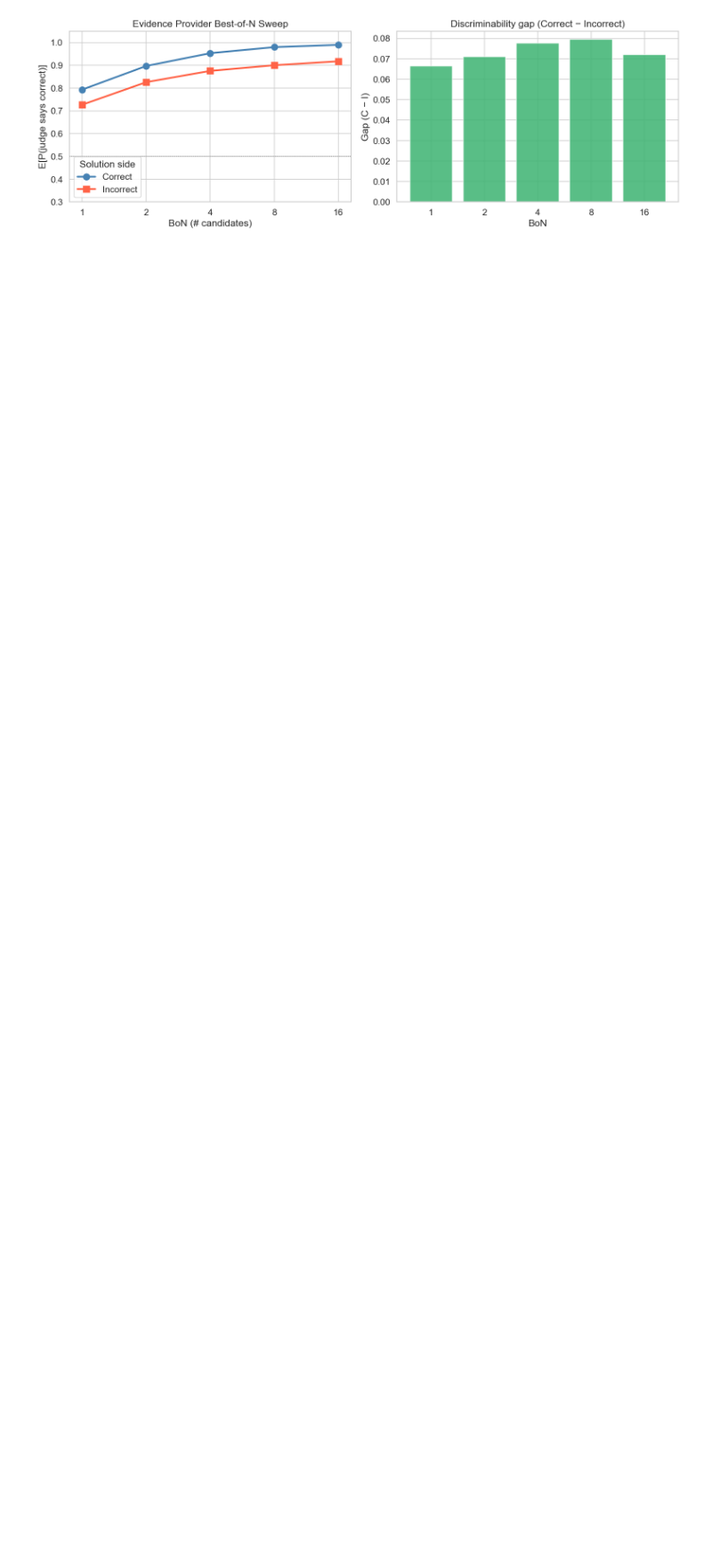
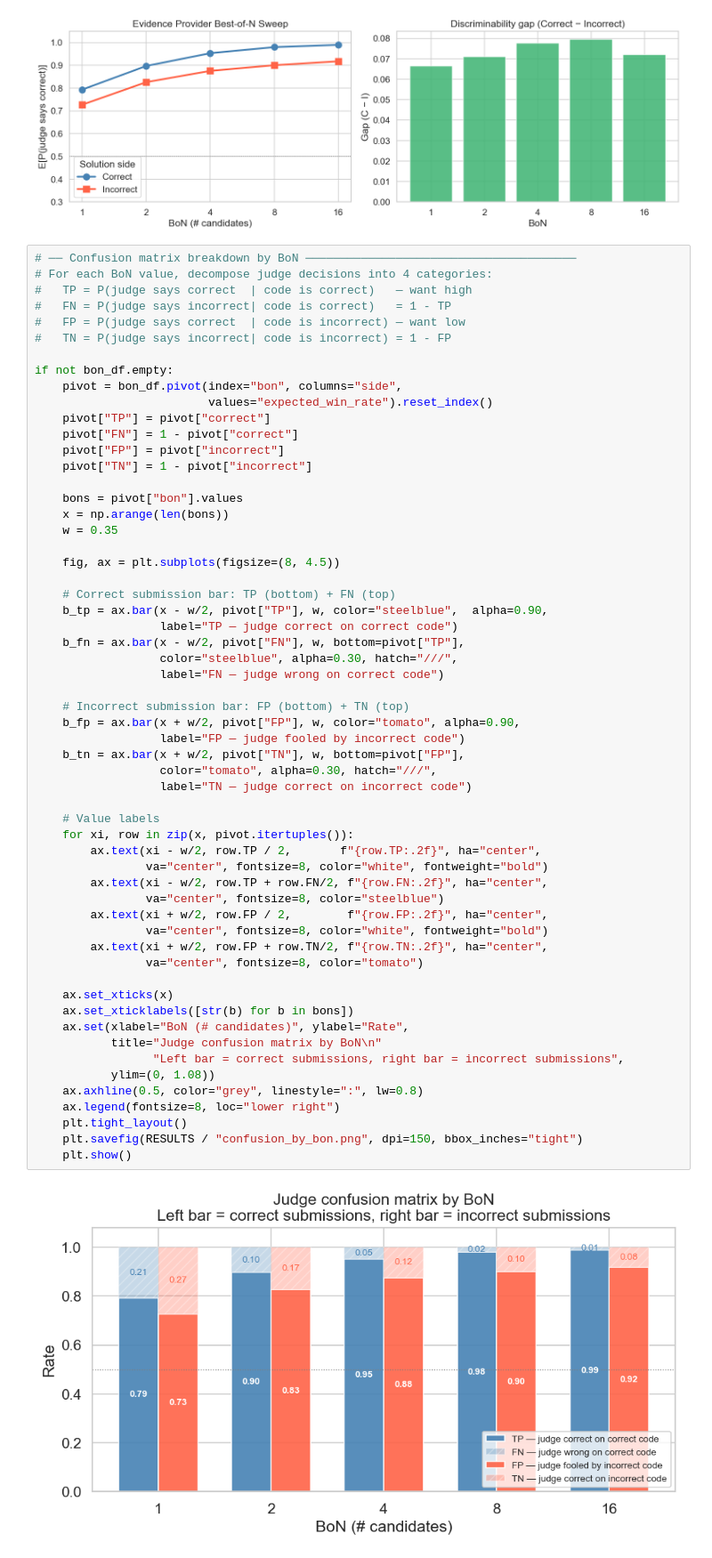
Before and after one commit to yyyyykh/apps-results-notebook, a Jupyter notebook: apps_results.ipynb, the cells around one changed output. Shown at 89% size. Cells and saved outputs as stored; diff of their text form; blank space fills up the shorter version.

```diff
--- a/apps_results.ipynb
+++ b/apps_results.ipynb
@@ -150,3 +150,63 @@ if not bon_df.empty:
     plt.show()
 # %% [output]
 [figure]
+# %%
+# ── Confusion matrix breakdown by BoN ───────────────────────────────────────
+# For each BoN value, decompose judge decisions into 4 categories:
+#   TP = P(judge says correct  | code is correct)   — want high
+#   FN = P(judge says incorrect| code is correct)   = 1 - TP
+#   FP = P(judge says correct  | code is incorrect) — want low
+#   TN = P(judge says incorrect| code is incorrect) = 1 - FP
+
+if not bon_df.empty:
+    pivot = bon_df.pivot(index="bon", columns="side",
+                         values="expected_win_rate").reset_index()
+    pivot["TP"] = pivot["correct"]
+    pivot["FN"] = 1 - pivot["correct"]
+    pivot["FP"] = pivot["incorrect"]
+    pivot["TN"] = 1 - pivot["incorrect"]
+
+    bons = pivot["bon"].values
+    x = np.arange(len(bons))
+    w = 0.35
+
+    fig, ax = plt.subplots(figsize=(8, 4.5))
+
+    # Correct submission bar: TP (bottom) + FN (top)
+    b_tp = ax.bar(x - w/2, pivot["TP"], w, color="steelblue",  alpha=0.90,
+                  label="TP — judge correct on correct code")
+    b_fn = ax.bar(x - w/2, pivot["FN"], w, bottom=pivot["TP"],
+                  color="steelblue", alpha=0.30, hatch="///",
+                  label="FN — judge wrong on correct code")
+
+    # Incorrect submission bar: FP (bottom) + TN (top)
+    b_fp = ax.bar(x + w/2, pivot["FP"], w, color="tomato", alpha=0.90,
+                  label="FP — judge fooled by incorrect code")
+    b_tn = ax.bar(x + w/2, pivot["TN"], w, bottom=pivot["FP"],
+                  color="tomato", alpha=0.30, hatch="///",
+                  label="TN — judge correct on incorrect code")
+
+    # Value labels
+    for xi, row in zip(x, pivot.itertuples()):
+        ax.text(xi - w/2, row.TP / 2,       f"{row.TP:.2f}", ha="center",
+                va="center", fontsize=8, color="white", fontweight="bold")
+        ax.text(xi - w/2, row.TP + row.FN/2, f"{row.FN:.2f}", ha="center",
+                va="center", fontsize=8, color="steelblue")
+        ax.text(xi + w/2, row.FP / 2,        f"{row.FP:.2f}", ha="center",
+                va="center", fontsize=8, color="white", fontweight="bold")
+        ax.text(xi + w/2, row.FP + row.TN/2, f"{row.TN:.2f}", ha="center",
+                va="center", fontsize=8, color="tomato")
+
+    ax.set_xticks(x)
+    ax.set_xticklabels([str(b) for b in bons])
+    ax.set(xlabel="BoN (# candidates)", ylabel="Rate",
+           title="Judge confusion matrix by BoN\n"
+                 "Left bar = correct submissions, right bar = incorrect submissions",
+           ylim=(0, 1.08))
+    ax.axhline(0.5, color="grey", linestyle=":", lw=0.8)
+    ax.legend(fontsize=8, loc="lower right")
+    plt.tight_layout()
+    plt.savefig(RESULTS / "confusion_by_bon.png", dpi=150, bbox_inches="tight")
+    plt.show()
+# %% [output]
+[figure, added]
```
Also changed, not shown: parts of 9 cells of this notebook.
